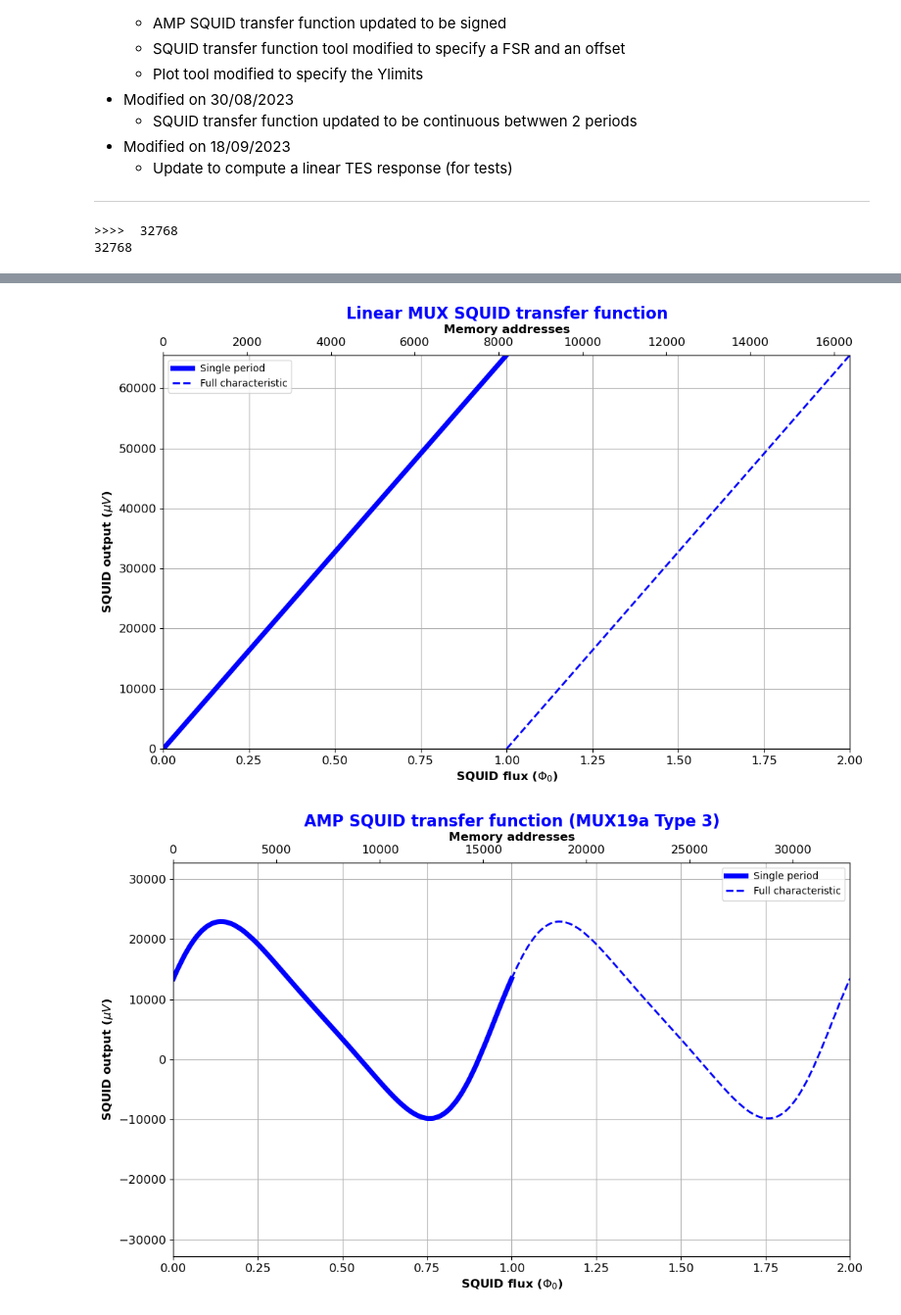
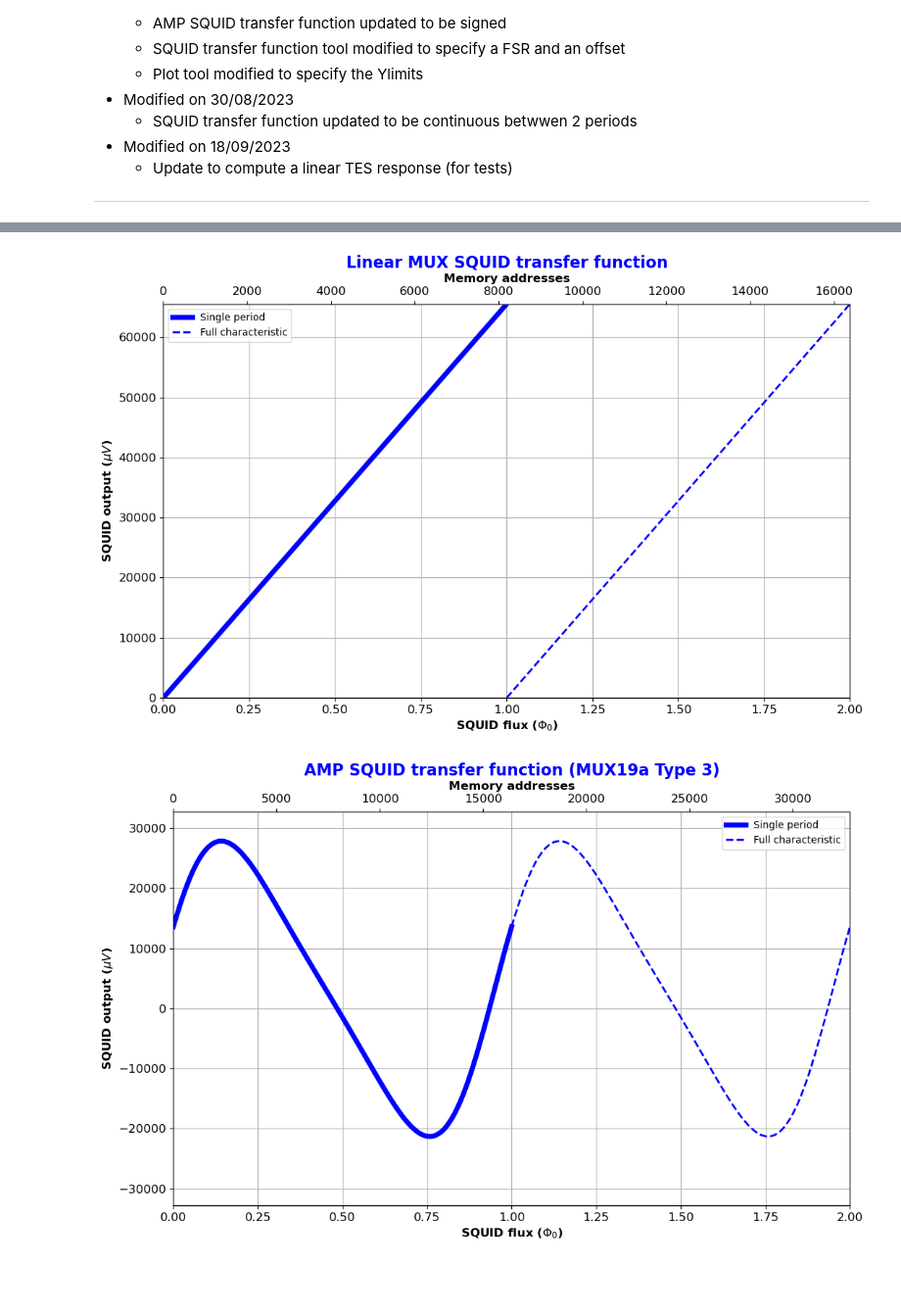
Before and after one commit to LaurentRavera/MyTechNotes, a Jupyter notebook: FPAsim_patterns/mk_transfer_functions.ipynb, the cells around one changed output, grey strips where cells are left out. Shown at 98% size. Saved outputs shown, nothing was run; the diff lists cells and outputs as text; code cells hidden in the pictures; blank space fills up the shorter version.

Commit message:
28/09/2023 * squid tranfer function udpated to fix roll over issue

```diff
--- a/FPAsim_patterns/mk_transfer_functions.ipynb
+++ b/FPAsim_patterns/mk_transfer_functions.ipynb
@@ -119,7 +119,7 @@ def tes_steady_state(ntes, nbits, ratio):
 # MUX SQUID tranfer function (SQUID MUX19a Type 3)
 ###################################################
 
-def mux_squid(npts, nbits=16, FS=0.5, offset=0):
+def mux_squid(npts, nbits=16, FS=0.5, mini=0):
 
     # Computing the SQUID transfer function
     a = np.array([2.40329e-06, 9.54011e-06])
@@ -140,8 +140,9 @@ def mux_squid(npts, nbits=16, FS=0.5, offset=0):
     slope_correction = 1 + (ratio - 1) * np.arange(npts+1)/npts
     y = y / slope_correction
 
-    # scaling the function
-    y = ((y-(y.max()+y.min())/2)*(2**nbits-1)/(y.max()-y.min()) + offset*(2**nbits-1)) * FS
+    # scaling the function (6209)
+    #y = ((y-(y.max()+y.min())/2)*(2**nbits-1)/(y.max()-y.min()) + offset*(2**nbits-1)) * FS
+    y = mini + (y-y.min())*(2**nbits-1)/(y.max()-y.min()) * FS
 
     y = np.floor(y).astype(int)
 
@@ -286,7 +287,7 @@ tf_to_file(tes_steady_FSR, word_length_in_bits, nom_fichier)
 ############
 npts=2**13
 word_length_in_bits = 16
-x_mux_sq, tf_mux_sq = mux_squid(npts, nbits=word_length_in_bits, FS=1, offset=0.5)
+x_mux_sq, tf_mux_sq = mux_squid(npts, nbits=word_length_in_bits, FS=1, mini=0)
 plot_squid_tf(x_mux_sq, tf_mux_sq, "MUX SQUID transfer function (MUX19a Type 3)", "mux_squid_tf.png", 0, 2**word_length_in_bits)
 x_mux_sq_linear, tf_mux_sq_linear = tf_linear(npts, nbits=word_length_in_bits, signed=False) # for tests
 plot_squid_tf(x_mux_sq_linear, tf_mux_sq_linear, "Linear MUX SQUID transfer function", "mux_squid_linear_tf.png", 0, 2**word_length_in_bits)
@@ -307,37 +308,34 @@ offset = mux_squid_offset(nsquids)
 
 # Exporting MUX SQUID offset to a file
 nom_fichier = "mux_squid_offset.mem"
 tf_to_file(offset, word_length_in_bits, nom_fichier)
 
 
 ############
 # AMP SQUID transfer function
 ############
 npts=2**14
 word_length_in_bits = 16
-FS = 0.5    # amplitude wrt FSR
-offset = 0.2     # center value wrt FSR
-x_amp_sq, tf_amp_sq = mux_squid(npts, nbits=word_length_in_bits, FS=FS, offset=offset)
+FS = 0.75    # amplitude wrt FSR
+x_amp_sq, tf_amp_sq = mux_squid(npts, nbits=word_length_in_bits, FS=FS, mini=-2**(word_length_in_bits-1)*0.65)
 # Shifting the AMP SQUID transfer function by 1/2 period
 npts_roll = 0
 tf_amp_sq = np.roll(tf_amp_sq, int(npts_roll))
 plot_squid_tf(x_amp_sq, tf_amp_sq, "AMP SQUID transfer function (MUX19a Type 3)", "amp_squid_tf.png", \
     -2**(word_length_in_bits-1), 2**(word_length_in_bits-1))
 x_amp_sq_linear, tf_amp_sq_linear = tf_linear(npts, nbits=word_length_in_bits, signed=True) # for tests
 plot_squid_tf(x_amp_sq_linear, tf_amp_sq_linear, "Linear AMP SQUID transfer function", "amp_squid_linear_tf.png", \
     -2**(word_length_in_bits-1), 2**(word_length_in_bits-1))
 
 
 # Exporting AMP SQUID transfer functions to a file
 nom_fichier = "amp_squid_tf.mem"
 tf_to_file(tf_amp_sq, word_length_in_bits, nom_fichier)
 tf_to_xls(tf_amp_sq, "amp_squid_tf.xls")
 nom_fichier = "amp_squid_linear_tf.mem"
 tf_to_file(tf_amp_sq_linear, word_length_in_bits, nom_fichier)
 # %% [output]
->>>>  32768
-32768
 [figure]
 [figure]
-[figure, old version]
+[figure, new version]
 [figure]
```
Also changed, not shown: 1 other file.
